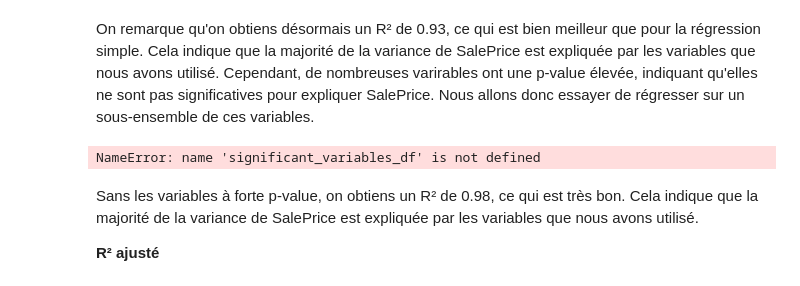
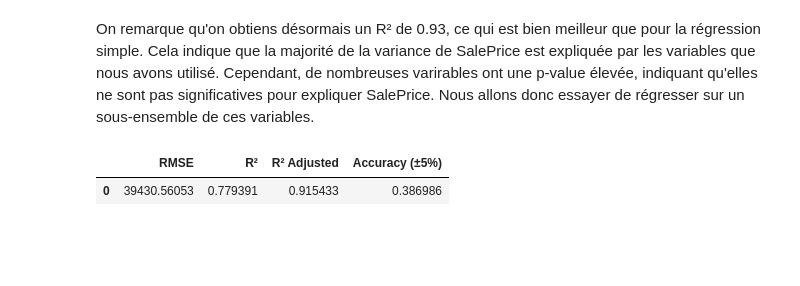
Before and after one commit to Thomas-Fernandes/House-Prices, a Jupyter notebook: Script.ipynb, the cells around one changed output. Drawn from its saved outputs; the diff is of its cells as text; code cells hidden in the pictures; blank space fills up the shorter version.

```diff
--- a/Script.ipynb
+++ b/Script.ipynb
@@ -386,37 +322,37 @@ results_all_ols_df
 # %% [markdown]
 On remarque qu'on obtiens désormais un R² de 0.93, ce qui est bien meilleur que pour la régression simple. Cela indique que la majorité de la variance de SalePrice est expliquée par les variables que nous avons utilisé. Cependant, de nombreuses varirables ont une p-value élevée, indiquant qu'elles ne sont pas significatives pour expliquer SalePrice. Nous allons donc essayer de régresser sur un sous-ensemble de ces variables.
-# %%
-# Sélection des noms des variables significatives (à l'exception de la constante)
-significant_variables_names = significant_variables_df['Variable'].values
-significant_variables_names = significant_variables_names[significant_variables_names != 'const']
-
-# Préparation des données avec uniquement les variables significatives
-X_significant = X_with_const[significant_variables_names]
-
-# Construction et ajustement du modèle avec uniquement les variables significatives
-model_significant = sm.OLS(y, X_significant)
-results_significant = model_significant.fit()
-
-# Extraction des résultats pour le nouveau modèle
-coefficients_significant = results_significant.params
-p_values_significant = results_significant.pvalues
-rmse_significant = np.sqrt(mean_squared_error(y, results_significant.predict(X_significant)))
-r2_significant = results_significant.rsquared
-
-# Création du DataFrame final avec les résultats du modèle réduit
-final_results_significant_df = pd.DataFrame({
-    'Variable': X_significant.columns,
-    'Coefficient': coefficients_significant,
-    'p-value': p_values_significant
-})
-final_results_significant_df['RMSE'] = rmse_significant
-final_results_significant_df['R²'] = r2_significant
-
-# Affichage des résultats dans un DataFrame
-final_results_significant_df
-# %% [output]
-NameError: name 'significant_variables_df' is not defined
-# %% [markdown]
-Sans les variables à forte p-value, on obtiens un R² de 0.98, ce qui est très bon. Cela indique que la majorité de la variance de SalePrice est expliquée par les variables que nous avons utilisé.
-
-**R² ajusté**
+# %%
+# Preparing the data for multiple regression with all variables
+X_train_all = sm.add_constant(train_set.drop(columns=['SalePrice']))  # Adding a constant for OLS
+y_train_all = train_set['SalePrice']
+X_test_all = sm.add_constant(test_set.drop(columns=['SalePrice']))
+y_test_all = test_set['SalePrice']
+
+# Fitting the model using OLS for multiple regression with all variables
+model_ols_all = sm.OLS(y_train_all, X_train_all).fit()
+
+# Predictions on the test set with all variables
+predictions_ols_all = model_ols_all.predict(X_test_all)
+
+# Calculating RMSE and R² on the test set with all variables
+rmse_ols_all = np.sqrt(mean_squared_error(y_test_all, predictions_ols_all))
+r2_ols_all = r2_score(y_test_all, predictions_ols_all)
+
+# Calculating accuracy within a 5% margin with all variables
+accuracy_within_5_all = calculate_accuracy_within_margin(y_test_all, predictions_ols_all, 5)
+
+# Storing results for multiple regression with all variables
+results_ols_all = {
+    'RMSE': rmse_ols_all,
+    'R²': r2_ols_all,
+    'R² Adjusted': model_ols_all.rsquared_adj,
+    'Accuracy (±5%)': accuracy_within_5_all
+}
+
+# Convert the results to a DataFrame for better readability
+results_ols_all_df = pd.DataFrame([results_ols_all])
+
+results_ols_all_df
+# %% [output]
+|  | RMSE | R² | R² Adjusted | Accuracy (±5%) |
+| 0 | 39430.56053 | 0.779391 | 0.915433 | 0.386986 |
```
Also changed, not shown: parts of 10 cells of this notebook, 3 other files.
